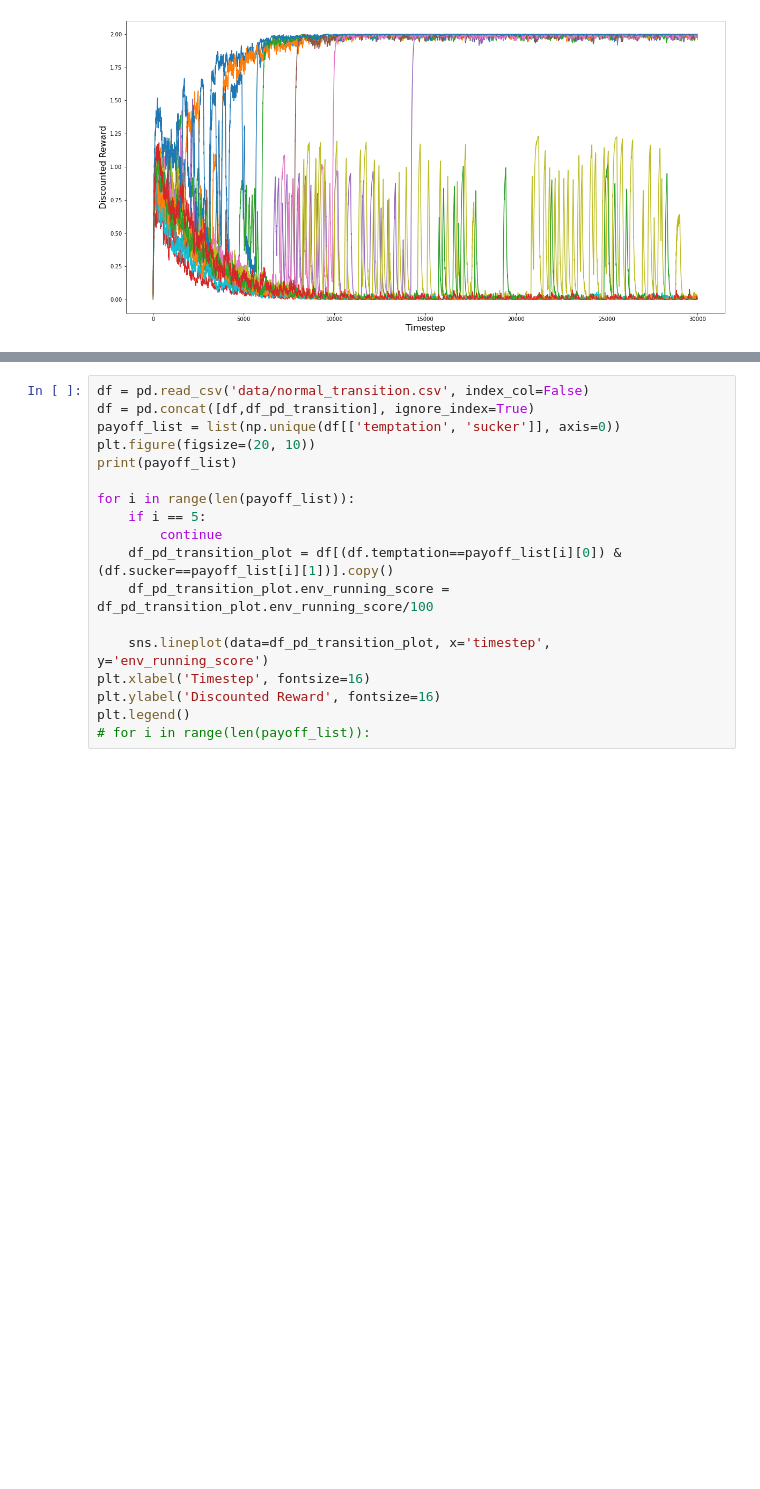
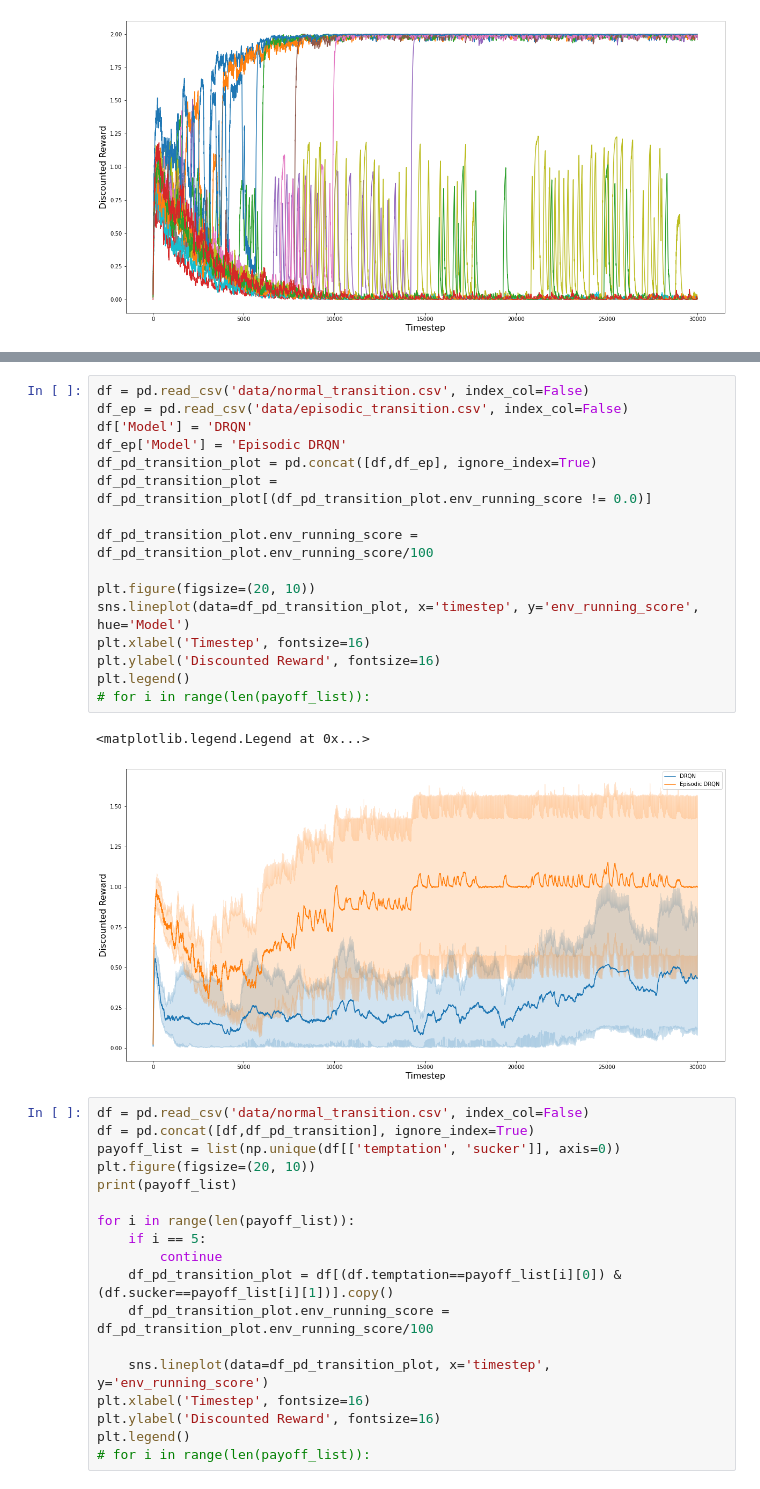
Before and after one commit to HarryZhangHH/EpisodicDRQN, a Jupyter notebook: two_agents_experiment.ipynb, the cells around one changed output, grey strips where cells are left out. Drawn from its saved outputs; the diff is of its cells as text; blank space fills up the shorter version.

```diff
--- a/two_agents_experiment.ipynb
+++ b/two_agents_experiment.ipynb
@@ -1592,3 +1925,22 @@ Text(0, 0.5, 'Discounted Reward')
+# %%
+df = pd.read_csv('data/normal_transition.csv', index_col=False)
+df_ep = pd.read_csv('data/episodic_transition.csv', index_col=False)
+df['Model'] = 'DRQN'
+df_ep['Model'] = 'Episodic DRQN'
+df_pd_transition_plot = pd.concat([df,df_ep], ignore_index=True)
+df_pd_transition_plot = df_pd_transition_plot[(df_pd_transition_plot.env_running_score != 0.0)]
+
+df_pd_transition_plot.env_running_score = df_pd_transition_plot.env_running_score/100
+
+plt.figure(figsize=(20, 10))
+sns.lineplot(data=df_pd_transition_plot, x='timestep', y='env_running_score', hue='Model')
+plt.xlabel('Timestep', fontsize=16)
+plt.ylabel('Discounted Reward', fontsize=16)
+plt.legend()
+# for i in range(len(payoff_list)):
+# %% [output]
+<matplotlib.legend.Legend at 0x...>
+[figure, added]
 # %%
 df = pd.read_csv('data/normal_transition.csv', index_col=False)
 df = pd.concat([df,df_pd_transition], ignore_index=True)
```
Also changed, not shown: parts of 9 cells of this notebook.
